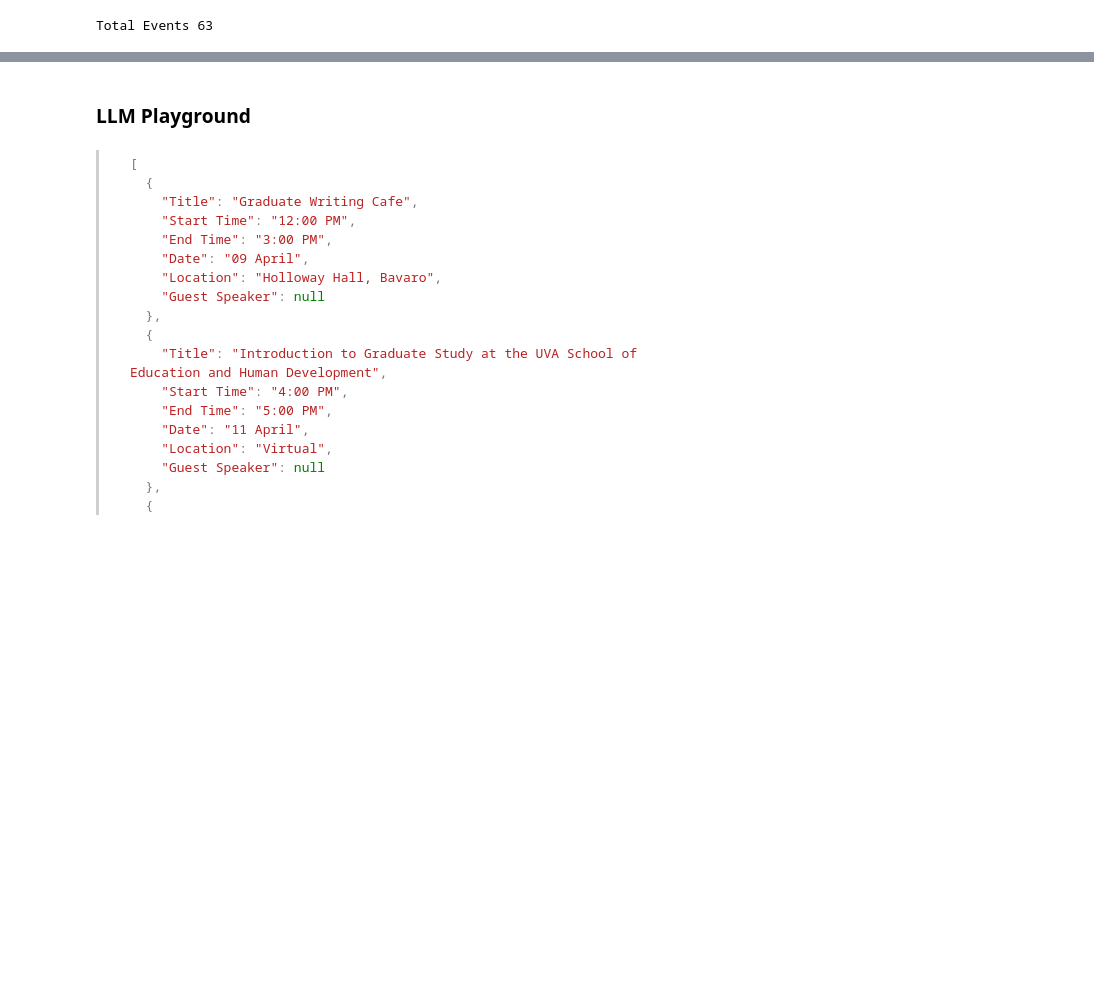
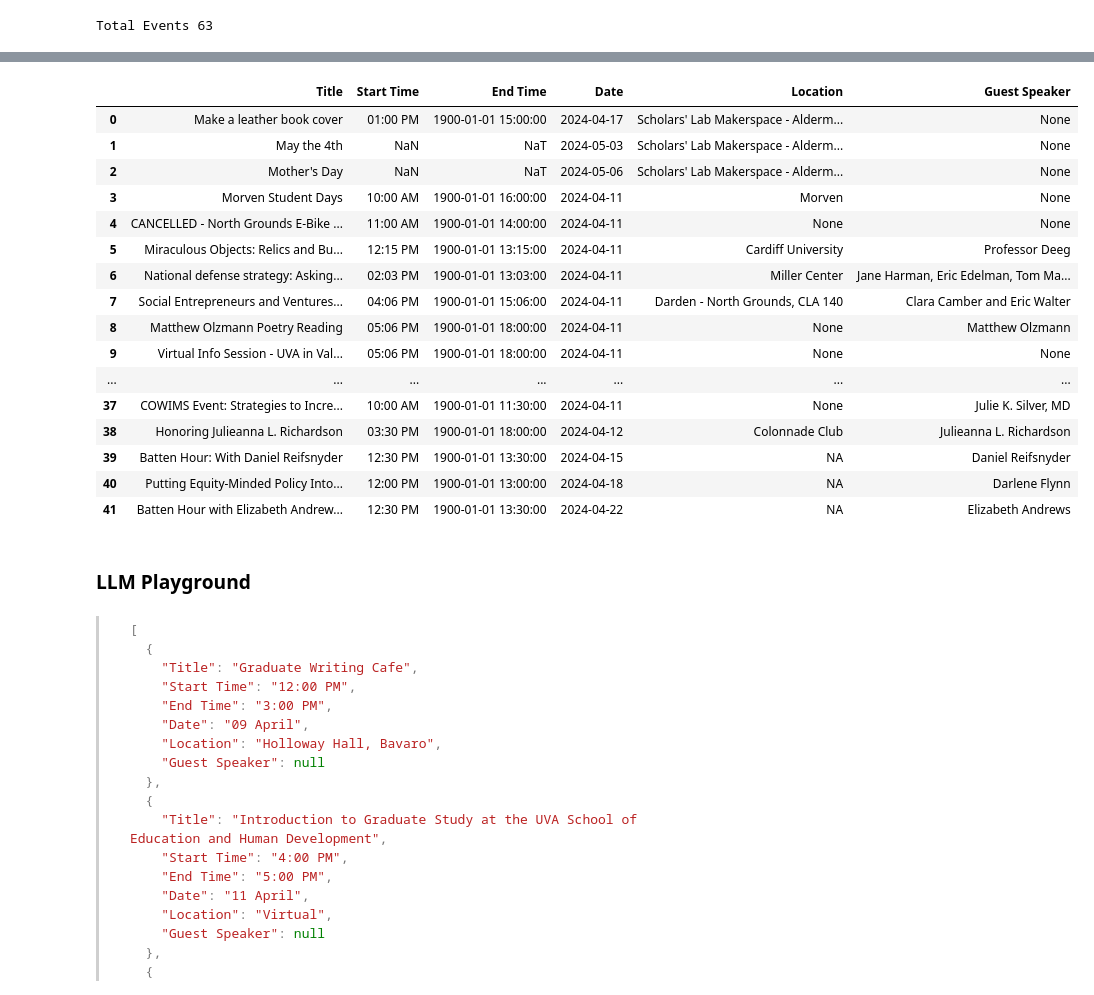
Before and after one commit to alzox/html2ai2json, a Jupyter notebook: script_testing.ipynb, the cells around one changed output, grey strips where cells are left out. Saved outputs shown, nothing was run; the diff lists cells and outputs as text; code cells hidden in the pictures; blank space fills up the shorter version.

```diff
--- a/script_testing.ipynb
+++ b/script_testing.ipynb
@@ -377,3 +338,23 @@ test_transformations
+# %%
+all_events_df
+# %% [output]
+|  | Title | Start Time | End Time | Date | Location | Guest Speaker |
+| 0 | Make a leather book cover | 01:00 PM | 1900-01-01 15:00:00 | 2024-04-17 | Scholars' Lab Makerspace - Alderm... | None |
+| 1 | May the 4th | NaN | NaT | 2024-05-03 | Scholars' Lab Makerspace - Alderm... | None |
+| 2 | Mother's Day | NaN | NaT | 2024-05-06 | Scholars' Lab Makerspace - Alderm... | None |
+| 3 | Morven Student Days | 10:00 AM | 1900-01-01 16:00:00 | 2024-04-11 | Morven | None |
+| 4 | CANCELLED - North Grounds E-Bike ... | 11:00 AM | 1900-01-01 14:00:00 | 2024-04-11 | None | None |
+| 5 | Miraculous Objects: Relics and Bu... | 12:15 PM | 1900-01-01 13:15:00 | 2024-04-11 | Cardiff University | Professor Deeg |
+| 6 | National defense strategy: Asking... | 02:03 PM | 1900-01-01 13:03:00 | 2024-04-11 | Miller Center | Jane Harman, Eric Edelman, Tom Ma... |
+| 7 | Social Entrepreneurs and Ventures... | 04:06 PM | 1900-01-01 15:06:00 | 2024-04-11 | Darden - North Grounds, CLA 140 | Clara Camber and Eric Walter |
+| 8 | Matthew Olzmann Poetry Reading | 05:06 PM | 1900-01-01 18:00:00 | 2024-04-11 | None | Matthew Olzmann |
+| 9 | Virtual Info Session - UVA in Val... | 05:06 PM | 1900-01-01 18:00:00 | 2024-04-11 | None | None |
+| ... | ... | ... | ... | ... | ... | ... |
+| 37 | COWIMS Event: Strategies to Incre... | 10:00 AM | 1900-01-01 11:30:00 | 2024-04-11 | None | Julie K. Silver, MD |
+| 38 | Honoring Julieanna L. Richardson | 03:30 PM | 1900-01-01 18:00:00 | 2024-04-12 | Colonnade Club | Julieanna L. Richardson |
+| 39 | Batten Hour: With Daniel Reifsnyder | 12:30 PM | 1900-01-01 13:30:00 | 2024-04-15 | NA | Daniel Reifsnyder |
+| 40 | Putting Equity-Minded Policy Into... | 12:00 PM | 1900-01-01 13:00:00 | 2024-04-18 | NA | Darlene Flynn |
+| 41 | Batten Hour with Elizabeth Andrew... | 12:30 PM | 1900-01-01 13:30:00 | 2024-04-22 | NA | Elizabeth Andrews |
 # %% [markdown]
 ### LLM Playground
 # %%
```
Also changed, not shown: parts of 6 cells of this notebook.
